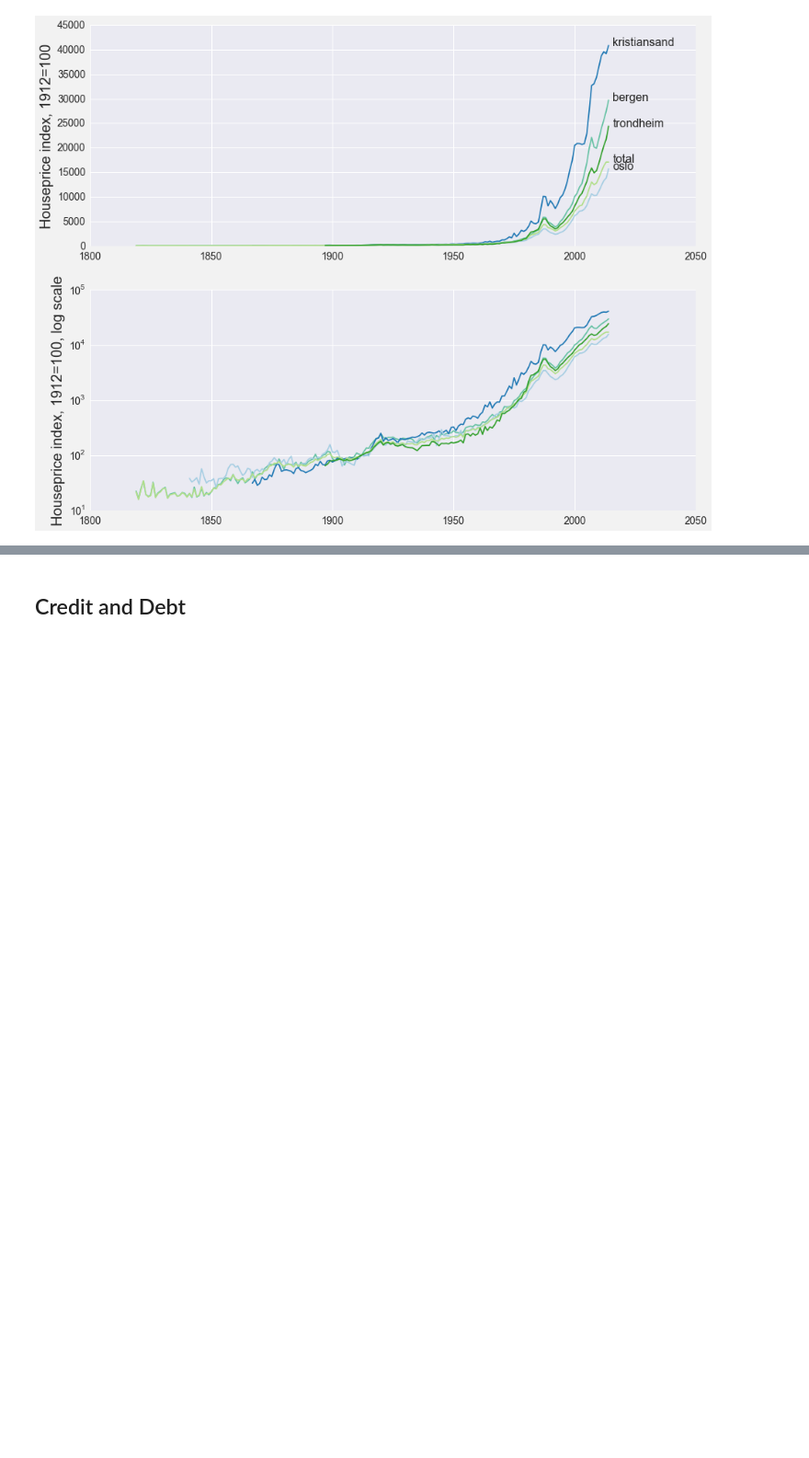
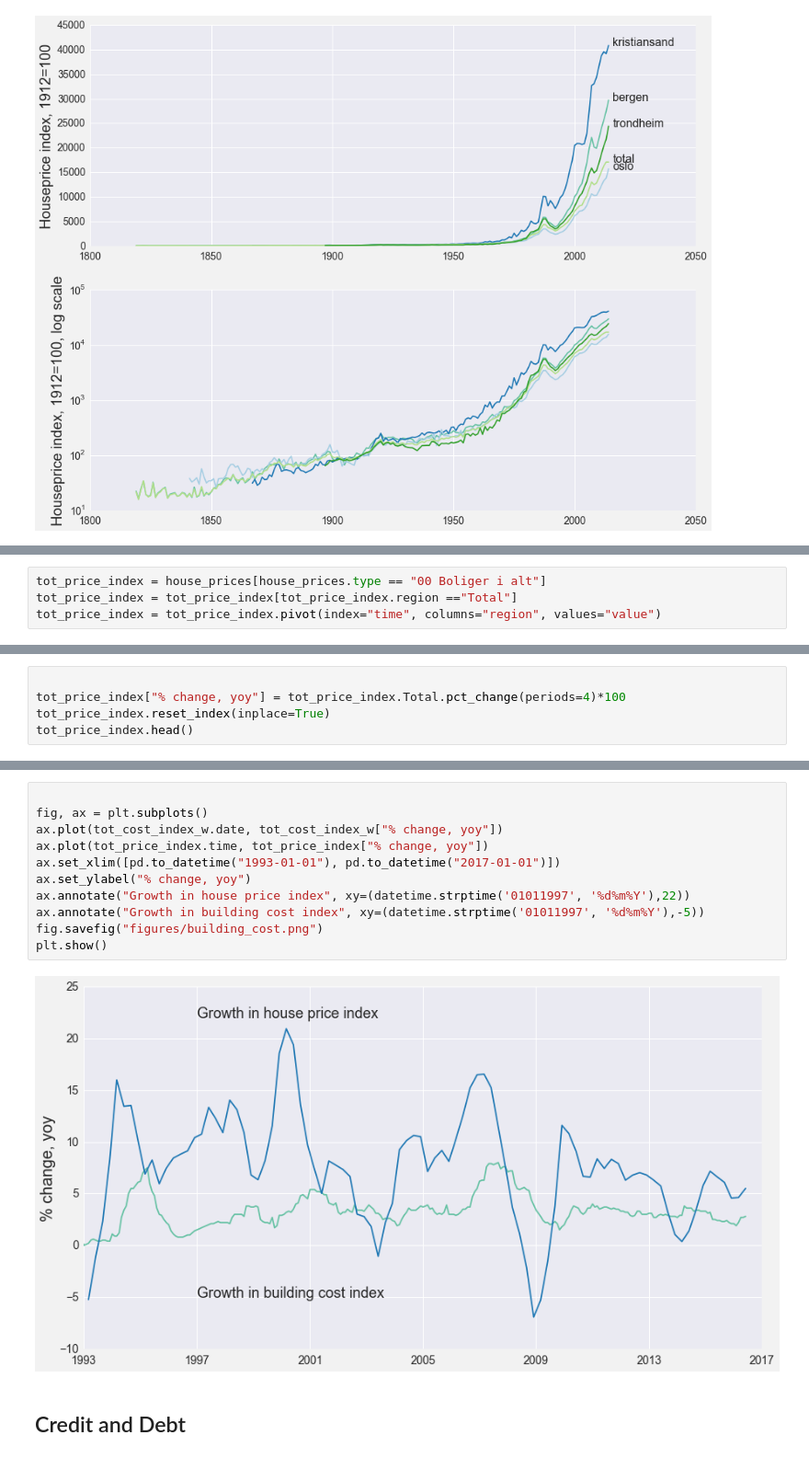
Before and after one commit to jmaurit/norwayeconomy, a Jupyter notebook: norwayeconomy.ipynb, the cells around one changed output, grey strips where cells are left out. Shown at 92% size. Cells and saved outputs as stored; diff of their text form; blank space fills up the shorter version.

```diff
--- a/norwayeconomy.ipynb
+++ b/norwayeconomy.ipynb
@@ -291,0 +314,4 @@ plt.show()
+# %%
+tot_price_index = house_prices[house_prices.type == "00 Boliger i alt"]
+tot_price_index = tot_price_index[tot_price_index.region =="Total"]
+tot_price_index = tot_price_index.pivot(index="time", columns="region", values="value")
@@ -291,0 +329,5 @@ plt.show()
+# %%
+
+tot_price_index["% change, yoy"] = tot_price_index.Total.pct_change(periods=4)*100
+tot_price_index.reset_index(inplace=True)
+tot_price_index.head()
@@ -292,3 +341,16 @@ plt.show()
+# %%
+
+fig, ax = plt.subplots()
+ax.plot(tot_cost_index_w.date, tot_cost_index_w["% change, yoy"])
+ax.plot(tot_price_index.time, tot_price_index["% change, yoy"])
+ax.set_xlim([pd.to_datetime("1993-01-01"), pd.to_datetime("2017-01-01")])
+ax.set_ylabel("% change, yoy")
+ax.annotate("Growth in house price index", xy=(datetime.strptime('01011997', '%d%m%Y'),22))
+ax.annotate("Growth in building cost index", xy=(datetime.strptime('01011997', '%d%m%Y'),-5))
+fig.savefig("figures/building_cost.png")
+plt.show()
+# %% [output]
+[figure, added]
 # %% [markdown]
 ## Credit and Debt
 # %%
```
Also changed, not shown: parts of 17 cells of this notebook, 15 other files.
